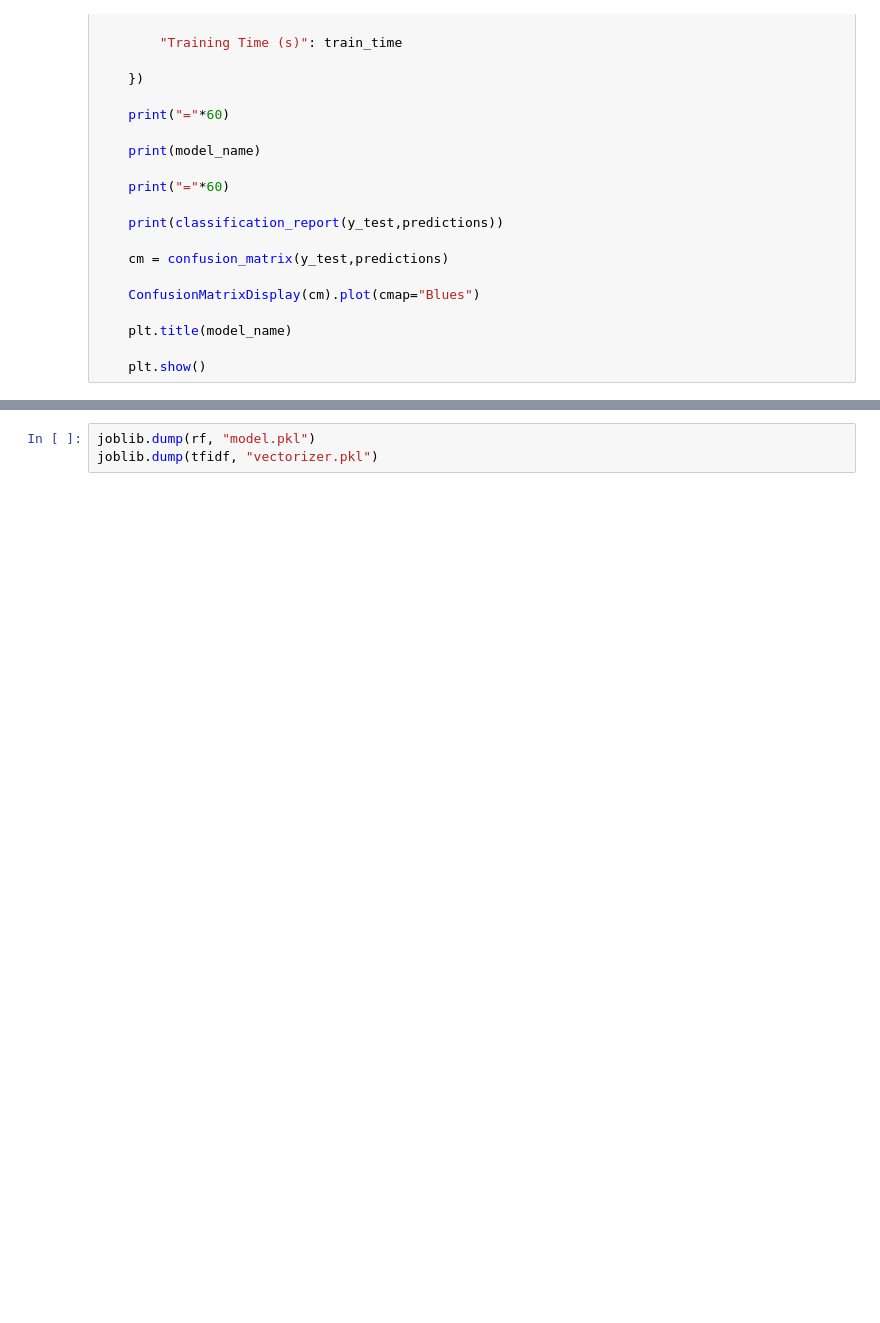
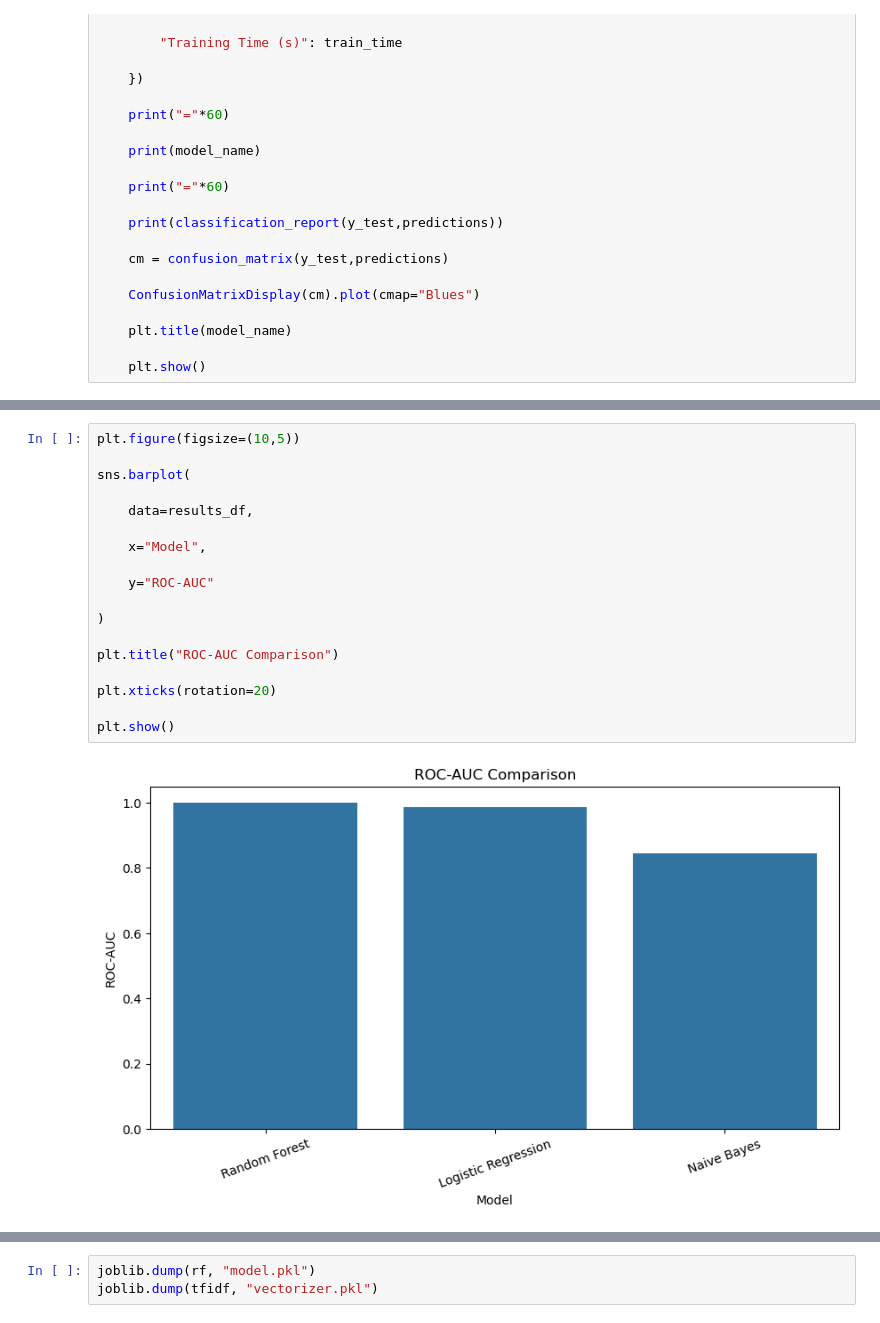
Before and after one commit to KhushiBidhuri22/phishing-email-detection-with-NLP, a Jupyter notebook: final project.ipynb, the cells around one changed output, grey strips where cells are left out. Saved outputs shown, nothing was run; the diff lists cells and outputs as text; blank space fills up the shorter version.

```diff
--- a/final project.ipynb
+++ b/final project.ipynb
@@ -1103,0 +1120,20 @@ weighted avg       0.98      0.98      0.98     16416
+# %%
+plt.figure(figsize=(10,5))
+
+sns.barplot(
+
+    data=results_df,
+
+    x="Model",
+
+    y="ROC-AUC"
+
+)
+
+plt.title("ROC-AUC Comparison")
+
+plt.xticks(rotation=20)
+
+plt.show()
+# %% [output]
+[figure, added]
```
Also changed, not shown: parts of 21 cells of this notebook, 1 other file.
